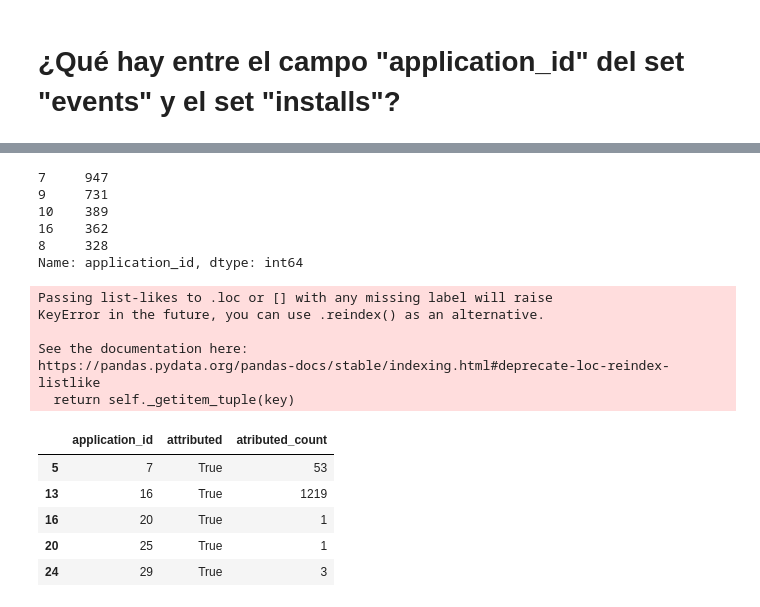
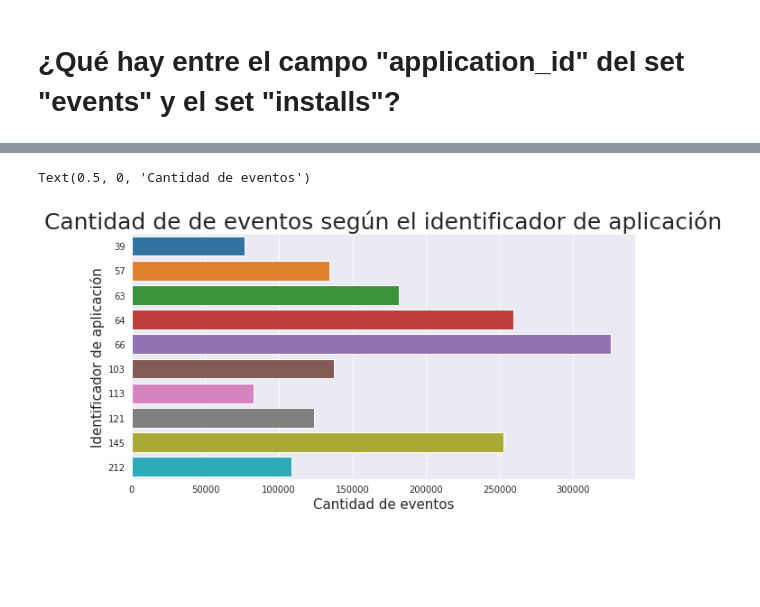
Before and after one commit to EscobarMariaSol/Organizacion-de-datos, a Jupyter notebook: TP1-Primeras-Pruebas.ipynb, the cells around one changed output, grey strips where cells are left out. Cells and saved outputs as stored; diff of their text form; code cells hidden in the pictures; blank space fills up the shorter version.

```diff
--- a/TP1-Primeras-Pruebas.ipynb
+++ b/TP1-Primeras-Pruebas.ipynb
@@ -346,19 +336,0 @@ Name: application_id, dtype: int64
-# %%
-inst["application_id"].value_counts().head()
-# %% [output]
-7     947
-9     731
-10    389
-16    362
-8     328
-Name: application_id, dtype: int64
-# %%
-short_events = evts.loc[:,['application_id', 'attributed']]
-short_installs = inst.loc[:,['application_id', 'attibuted']]
-# %% [output]
-Passing list-likes to .loc or [] with any missing label will raise
-KeyError in the future, you can use .reindex() as an alternative.
-
-See the documentation here:
-https://pandas.pydata.org/pandas-docs/stable/indexing.html#deprecate-loc-reindex-listlike
-  return self._getitem_tuple(key)
@@ -370,9 +337,12 @@ eventos_atrib_app = eventos_atrib_app.loc[eventos_atrib_app['attributed'] == Tru
-# %%
-eventos_atrib_app.head()
-# %% [output]
-|  | application_id | attributed | atributed_count |
-| 5 | 7 | True | 53 |
-| 13 | 16 | True | 1219 |
-| 16 | 20 | True | 1 |
-| 20 | 25 | True | 1 |
-| 24 | 29 | True | 3 |
+# %%
+apps_populares_evts = evts["application_id"].value_counts().nlargest(10)
+# %%
+plt.figure(figsize=(10,5))
+sns.set_style('darkgrid')
+grf3 = sns.barplot(x = apps_populares_evts.values, y = apps_populares_evts.index, orient = 'h')
+grf3.set_title("Cantidad de de eventos según el identificador de aplicación", fontsize = 25)
+grf3.set_ylabel("Identificador de aplicación", fontsize = 15)
+grf3.set_xlabel("Cantidad de eventos", fontsize = 15)
+# %% [output]
+Text(0.5, 0, 'Cantidad de eventos')
+[figure, added]
```
Also changed, not shown: parts of 9 cells of this notebook.
